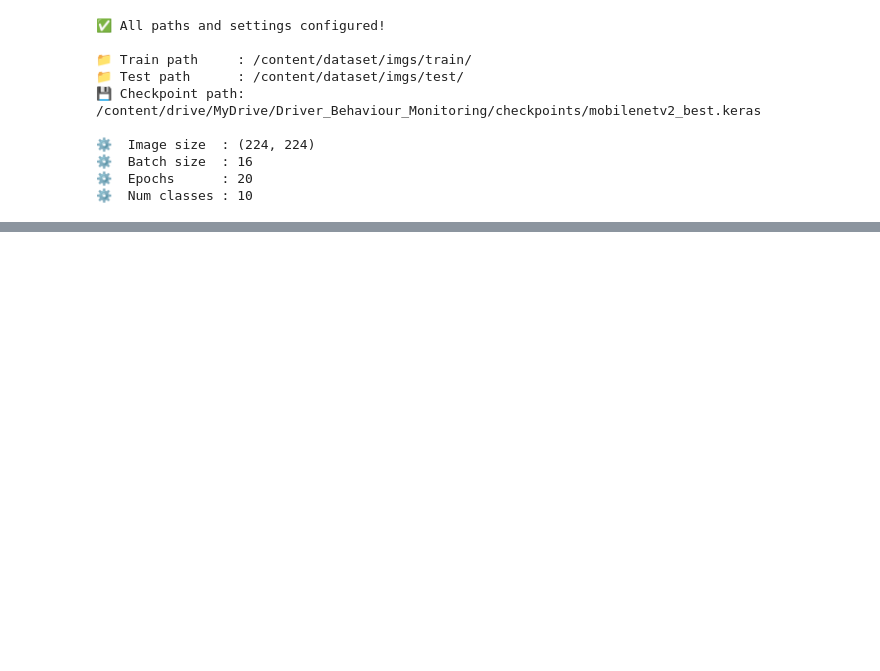
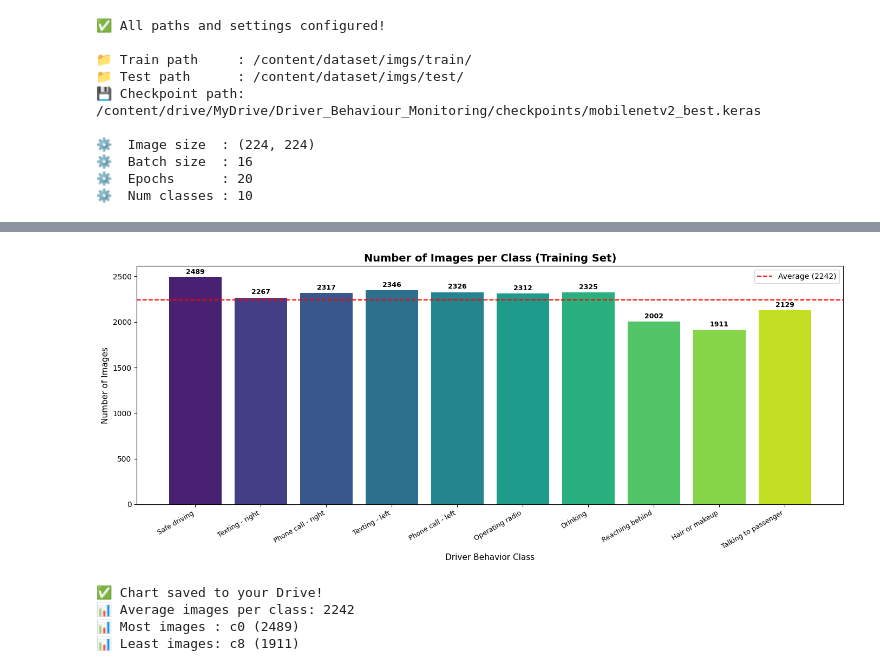
Before and after one commit to Shariif-Mohsoo/VisionJourney-CV, a Jupyter notebook: Assignment_2_232202022_Project/cv_assignment2.ipynb, the cells around one changed output, grey strips where cells are left out. Cells and saved outputs as stored; diff of their text form; code cells hidden in the pictures; blank space fills up the shorter version.

```diff
--- a/Assignment_2_232202022_Project/cv_assignment2.ipynb
+++ b/Assignment_2_232202022_Project/cv_assignment2.ipynb
@@ -229,0 +309,59 @@ print(f"⚙️  Num classes : {NUM_CLASSES}")
+# %%
+# ============================================================
+# CELL 9 — Visualize class balance as a bar chart
+# ============================================================
+# A bar chart shows us if classes are balanced or not
+# Balanced = roughly same number of images per class
+# Imbalanced = some classes have WAY more images → AI becomes biased!
+
+# Set up the figure size (width=14, height=6 inches)
+plt.figure(figsize=(14, 6))
+
+# Get class labels and counts separately for plotting
+labels = list(class_counts.keys())    # ['c0','c1',...,'c9']
+counts = list(class_counts.values())  # [2489, 2267, ...]
+
+# Get human-readable names for x-axis
+names = [CLASS_NAMES.get(l, l) for l in labels]
+
+# Create bar chart
+# palette='viridis' = a nice color gradient
+bars = plt.bar(names, counts, color=sns.color_palette("viridis", len(labels)))
+
+# Add the exact count number ON TOP of each bar
+for bar, count in zip(bars, counts):
+    plt.text(
+        bar.get_x() + bar.get_width() / 2,  # x position = center of bar
+        bar.get_height() + 20,               # y position = just above bar
+        str(count),                           # text = the count number
+        ha='center',                          # horizontally centered
+        va='bottom',                          # aligned to bottom of text
+        fontsize=9,
+        fontweight='bold'
+    )
+
+# Labels and title
+plt.title("Number of Images per Class (Training Set)", fontsize=14, fontweight='bold')
+plt.xlabel("Driver Behavior Class", fontsize=11)
+plt.ylabel("Number of Images", fontsize=11)
+plt.xticks(rotation=30, ha='right', fontsize=9)  # rotate x labels so they fit
+
+# Draw a horizontal red dashed line at the average count
+avg = total // len(class_counts)
+plt.axhline(y=avg, color='red', linestyle='--', linewidth=1.5, label=f'Average ({avg})')
+plt.legend()
+
+plt.tight_layout()  # auto-fix spacing so nothing is cut off
+plt.savefig("/content/drive/MyDrive/Driver_Behaviour_Monitoring/class_distribution.png", dpi=150)
+plt.show()
+
+print(f"\n✅ Chart saved to your Drive!")
+print(f"📊 Average images per class: {avg}")
+print(f"📊 Most images : {max(class_counts, key=class_counts.get)} ({max(counts)})")
+print(f"📊 Least images: {min(class_counts, key=class_counts.get)} ({min(counts)})")
+# %% [output]
+[figure, added]
+✅ Chart saved to your Drive!
+📊 Average images per class: 2242
+📊 Most images : c0 (2489)
+📊 Least images: c8 (1911)
```
Also changed, not shown: parts of 6 cells of this notebook.
